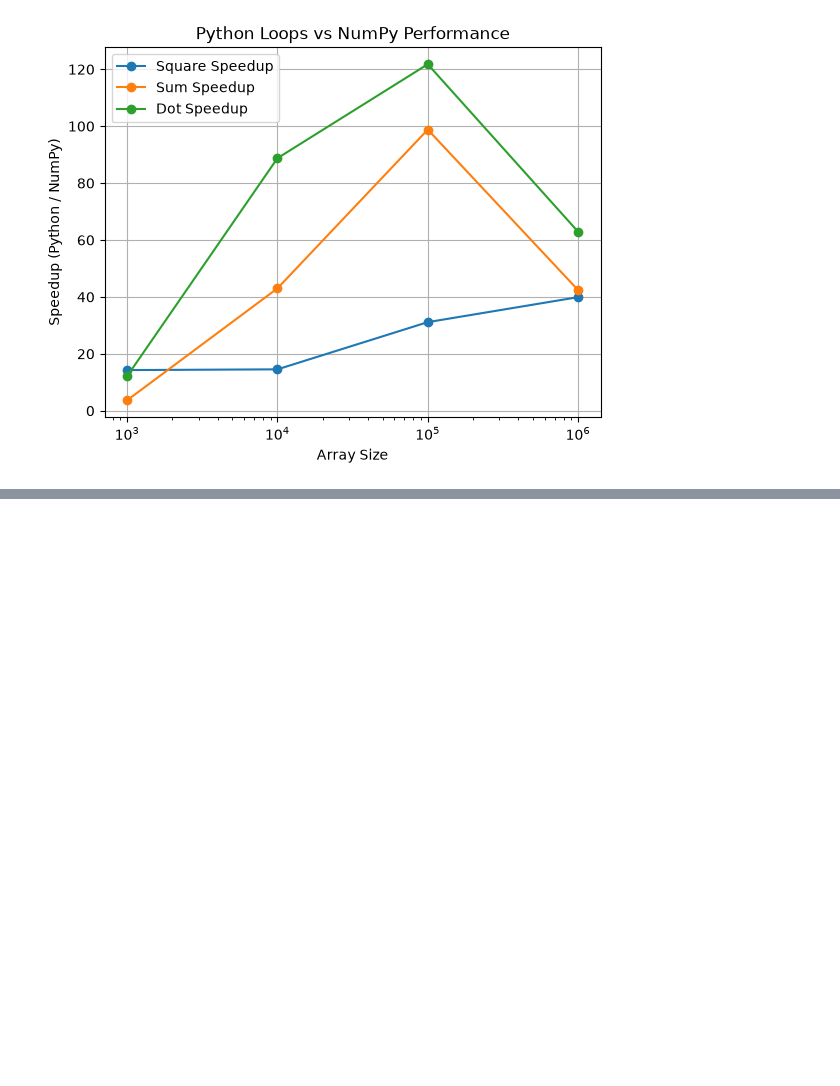
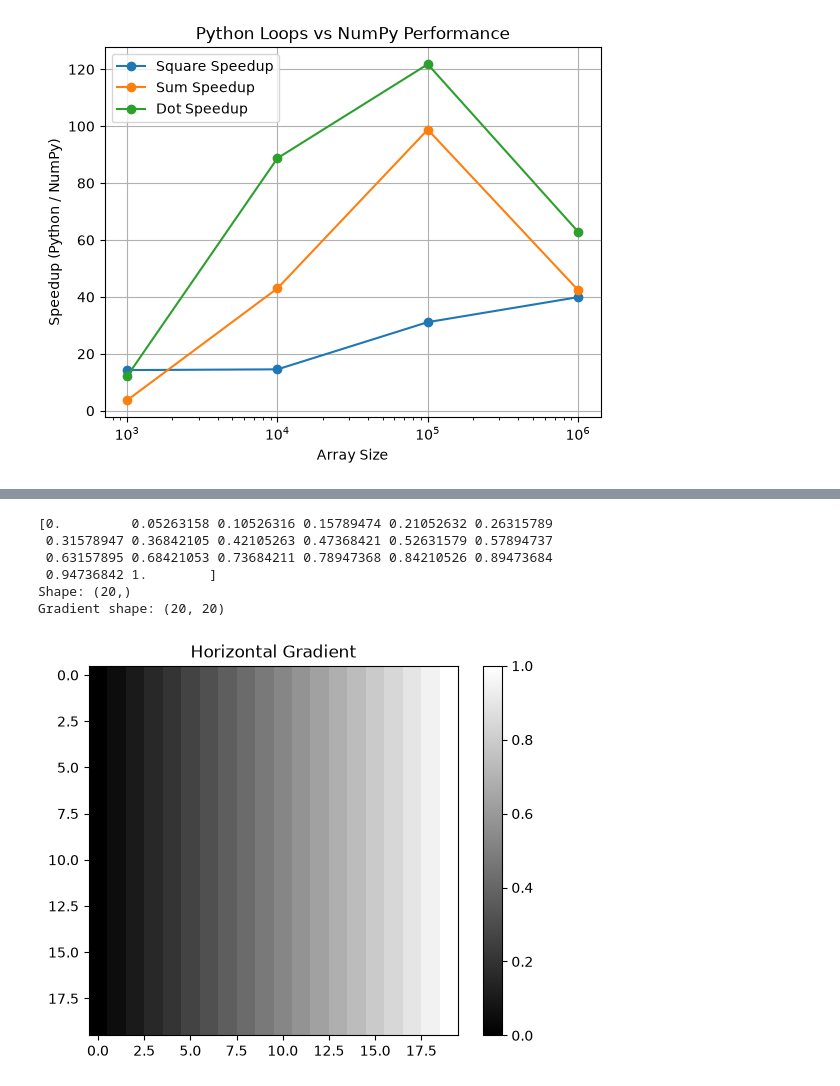
Before and after one commit to Suryadeep190/aiml-bootcamp--Suryadeepparmar-, a Jupyter notebook: Day6/numpy_practice.ipynb, the cells around one changed output, grey strips where cells are left out. Drawn from its saved outputs; the diff is of its cells as text; code cells hidden in the pictures; blank space fills up the shorter version.

```diff
--- a/Day6/numpy_practice.ipynb
+++ b/Day6/numpy_practice.ipynb
@@ -294,0 +461,22 @@ plt.show()
+# %%
+gradient = np.linspace(0, 1, 20)
+
+print(gradient)
+print("Shape:", gradient.shape)
+
+gradient_2d = np.tile(gradient, (20, 1))
+
+print("Gradient shape:", gradient_2d.shape)
+
+plt.imshow(gradient_2d, cmap='gray')
+plt.colorbar()
+plt.title("Horizontal Gradient")
+plt.show()
+# %% [output]
+[0.         0.05263158 0.10526316 0.15789474 0.21052632 0.26315789
+ 0.31578947 0.36842105 0.42105263 0.47368421 0.52631579 0.57894737
+ 0.63157895 0.68421053 0.73684211 0.78947368 0.84210526 0.89473684
+ 0.94736842 1.        ]
+Shape: (20,)
+Gradient shape: (20, 20)
+[figure, added]
```
Also changed, not shown: parts of 8 cells of this notebook, 1 other file.
